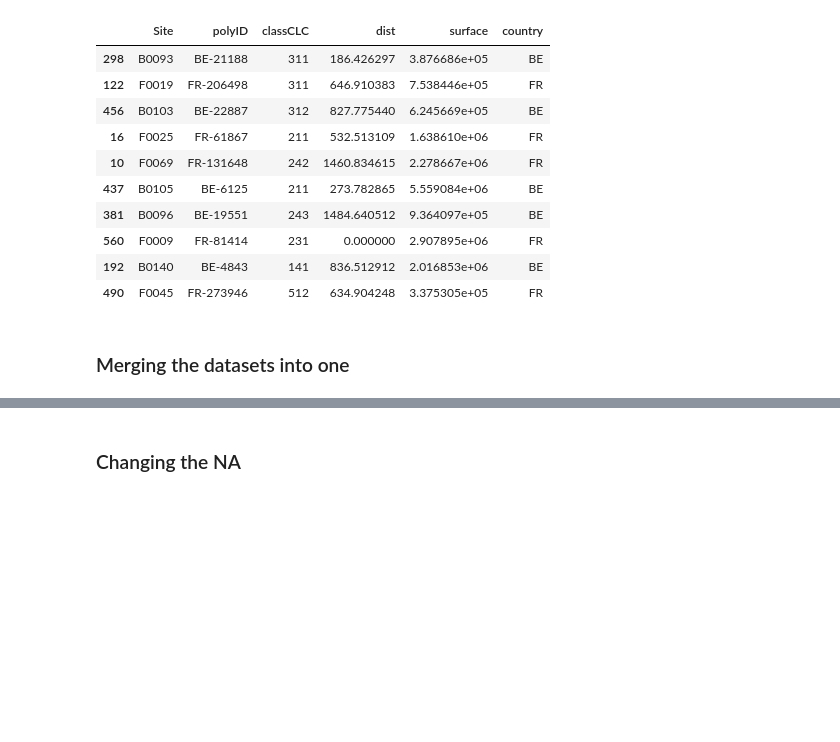
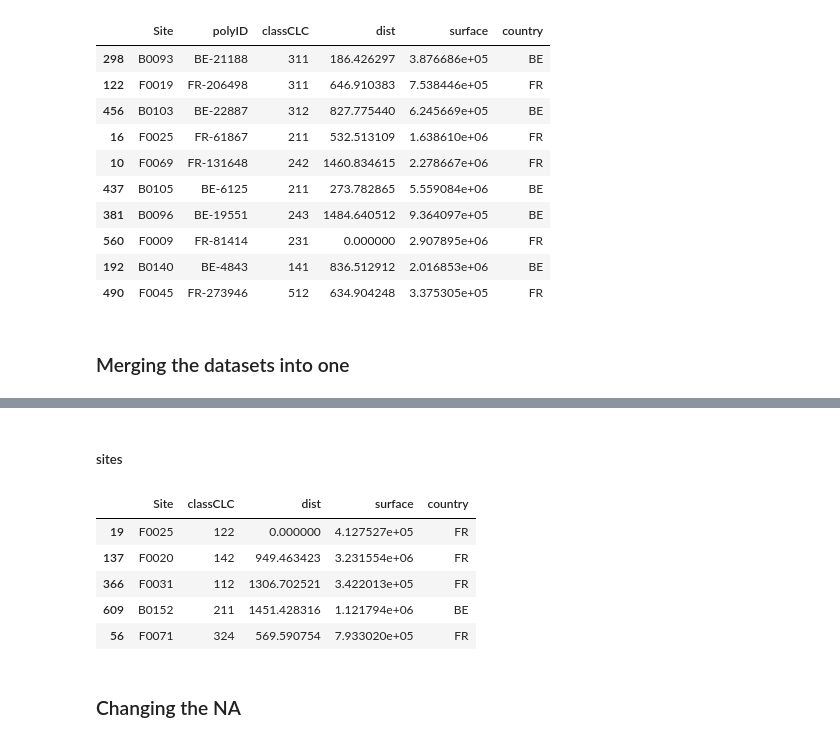
Before and after one commit to Demesmaeker/beeOdiversity, a Jupyter notebook: 01_preprocessing.ipynb, the cells around one changed output, grey strips where cells are left out. Drawn from its saved outputs; the diff is of its cells as text; code cells hidden in the pictures; blank space fills up the shorter version.

```diff
--- a/01_preprocessing.ipynb
+++ b/01_preprocessing.ipynb
@@ -266,5 +266,7 @@ sites_df.sample(10)
 | 560 | F0009 | FR-81414 | 231 | 0.000000 | 2.907895e+06 | FR |
 | 192 | B0140 | BE-4843 | 141 | 836.512912 | 2.016853e+06 | BE |
 | 490 | F0045 | FR-273946 | 512 | 634.904248 | 3.375305e+05 | FR |
+# %%
+sites_df = sites_df.drop(['polyID'], axis=1)
 # %% [markdown]
 ### Merging the datasets into one
@@ -271,2 +303,13 @@ sites_df.sample(10)
+# %% [markdown]
+##### sites
+# %%
+sites_df.sample(5)
+# %% [output]
+|  | Site | classCLC | dist | surface | country |
+| 19 | F0025 | 122 | 0.000000 | 4.127527e+05 | FR |
+| 137 | F0020 | 142 | 949.463423 | 3.231554e+06 | FR |
+| 366 | F0031 | 112 | 1306.702521 | 3.422013e+05 | FR |
+| 609 | B0152 | 211 | 1451.428316 | 1.121794e+06 | BE |
+| 56 | F0071 | 324 | 569.590754 | 7.933020e+05 | FR |
 # %% [markdown]
 ### Changing the NA
```
Also changed, not shown: parts of 7 cells of this notebook.
